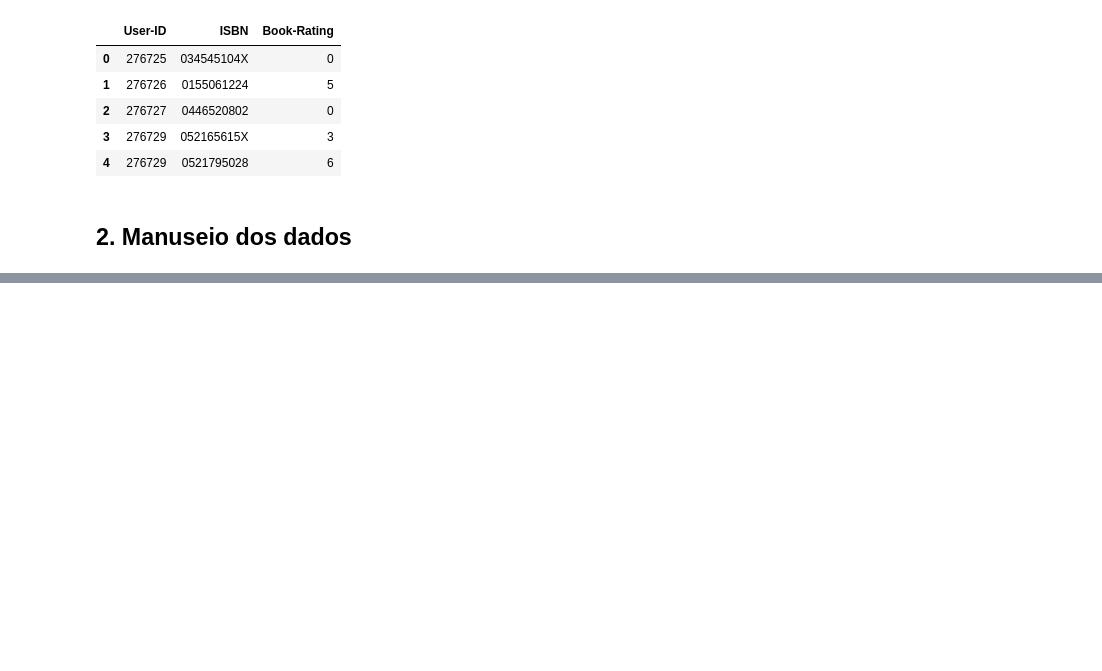
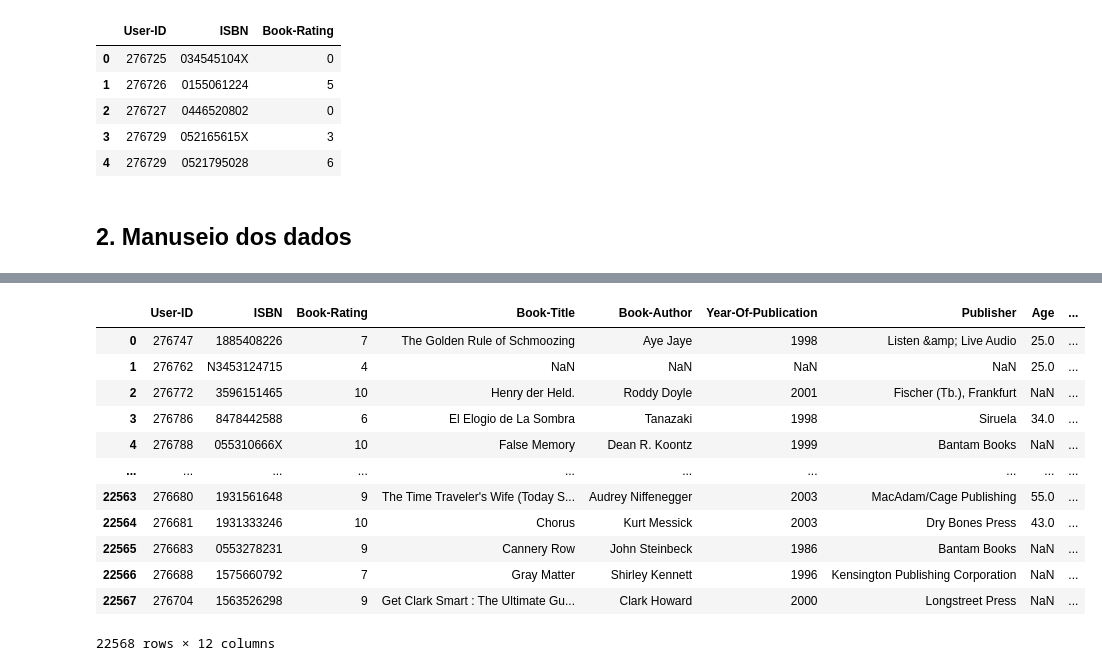
Before and after one commit to barbosarafael/book-recommendation, a Jupyter notebook: 02-notebooks/02-baseline/01-criacao-dados-baseline.ipynb, the cells around one changed output, grey strips where cells are left out. Drawn from its saved outputs; the diff is of its cells as text; code cells hidden in the pictures; blank space fills up the shorter version.

Commit message:
feat: add notebook de criação dos dados da baseline. treino, teste e top20 livros

```diff
--- a/02-notebooks/02-baseline/01-criacao-dados-baseline.ipynb
+++ b/02-notebooks/02-baseline/01-criacao-dados-baseline.ipynb
@@ -75,0 +83,7 @@ ratings.head()
+# %%
+df_ratings_user = ratings\
+    .merge(books, on = 'ISBN', how = 'left')\
+    .merge(users, on = 'User-ID', how = 'left')\
+    .drop(columns = ['Location'] + [col for col in books.columns if 'URL' in col])
+
+df_ratings_user.head()
@@ -75,0 +106,8 @@ ratings.head()
+# %%
+#---- Filtrar avaliações diferentes de 0
+
+df_ratings_user_filtered = df_ratings_user\
+    .copy()\
+    .query('`Book-Rating` != 0')
+
+df_ratings_user_filtered.head()
@@ -75,0 +121,8 @@ ratings.head()
+# %%
+#---- Filtrar usuários que tem 3 ou mais avaliações
+
+# Criando a variável de RowNumber
+
+df_ratings_user_filtered['RN'] = df_ratings_user_filtered\
+    .groupby('User-ID')\
+    .cumcount() + 1
@@ -75,0 +137,7 @@ ratings.head()
+# %%
+# Filtrando os usuários acima:
+
+df_ratings_user_filtered = df_ratings_user_filtered\
+    .query(f'`User-ID`.isin({users_3more_rating})')
+
+df_ratings_user_filtered.head()
@@ -75,0 +151,25 @@ ratings.head()
+# %%
+# Separando os dados de teste:
+
+df_last_item_user_id = df_ratings_user_filtered\
+    .groupby('User-ID', as_index = False)['RN']\
+    .max()
+
+df_test = df_ratings_user_filtered\
+    .merge(df_last_item_user_id, on = ['User-ID', 'RN'], how = 'inner')
+
+df_test
+# %% [output]
+|  | User-ID | ISBN | Book-Rating | Book-Title | Book-Author | Year-Of-Publication | Publisher | Age | ... |
+| 0 | 276747 | 1885408226 | 7 | The Golden Rule of Schmoozing | Aye Jaye | 1998 | Listen &amp; Live Audio | 25.0 | ... |
+| 1 | 276762 | N3453124715 | 4 | NaN | NaN | NaN | NaN | 25.0 | ... |
+| 2 | 276772 | 3596151465 | 10 | Henry der Held. | Roddy Doyle | 2001 | Fischer (Tb.), Frankfurt | NaN | ... |
+| 3 | 276786 | 8478442588 | 6 | El Elogio de La Sombra | Tanazaki | 1998 | Siruela | 34.0 | ... |
+| 4 | 276788 | 055310666X | 10 | False Memory | Dean R. Koontz | 1999 | Bantam Books | NaN | ... |
+| ... | ... | ... | ... | ... | ... | ... | ... | ... | ... |
+| 22563 | 276680 | 1931561648 | 9 | The Time Traveler's Wife (Today S... | Audrey Niffenegger | 2003 | MacAdam/Cage Publishing | 55.0 | ... |
+| 22564 | 276681 | 1931333246 | 10 | Chorus | Kurt Messick | 2003 | Dry Bones Press | 43.0 | ... |
+| 22565 | 276683 | 0553278231 | 9 | Cannery Row | John Steinbeck | 1986 | Bantam Books | NaN | ... |
+| 22566 | 276688 | 1575660792 | 7 | Gray Matter | Shirley Kennett | 1996 | Kensington Publishing Corporation | NaN | ... |
+| 22567 | 276704 | 1563526298 | 9 | Get Clark Smart : The Ultimate Gu... | Clark Howard | 2000 | Longstreet Press | NaN | ... |
+22568 rows × 12 columns
```
Also changed, not shown: parts of 19 cells of this notebook, 2 other files.
